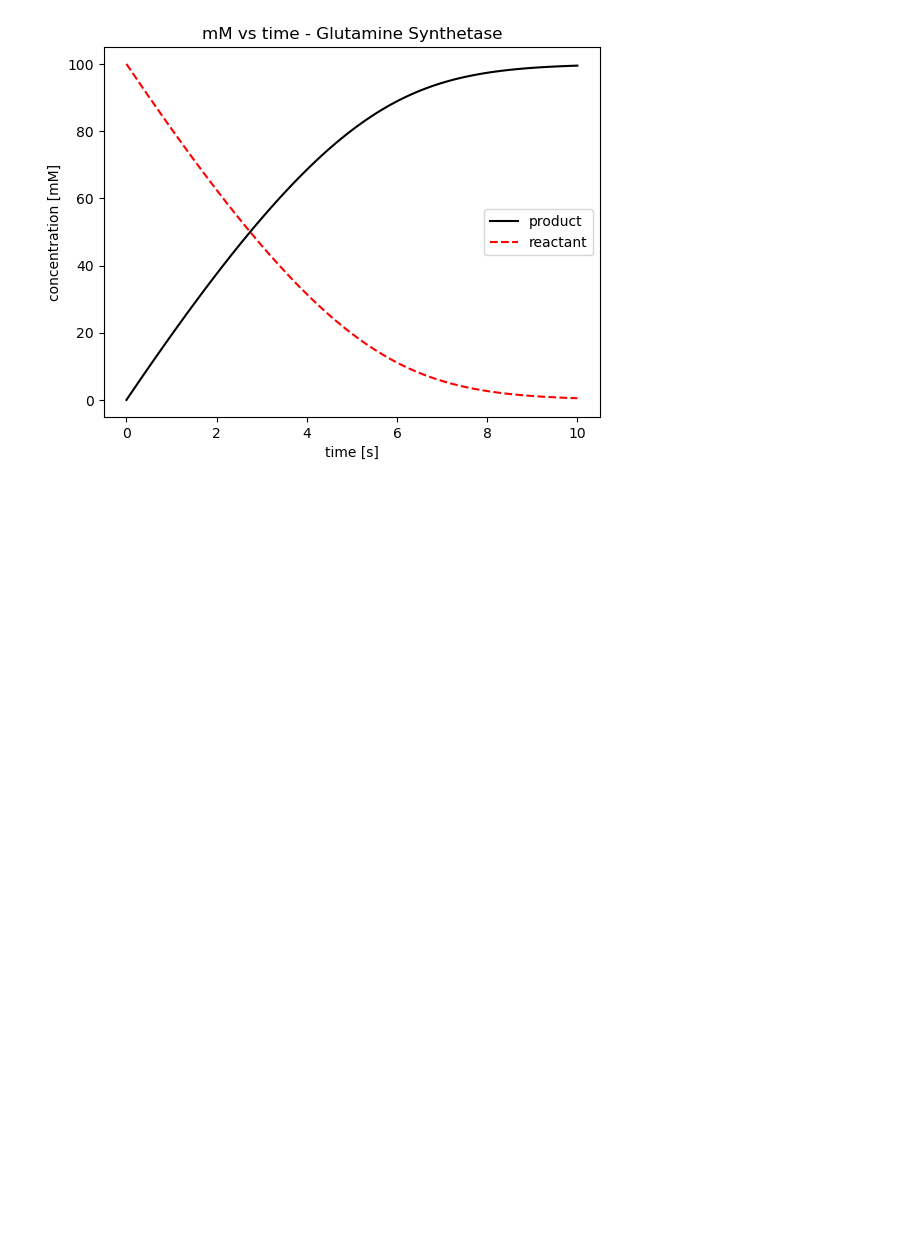
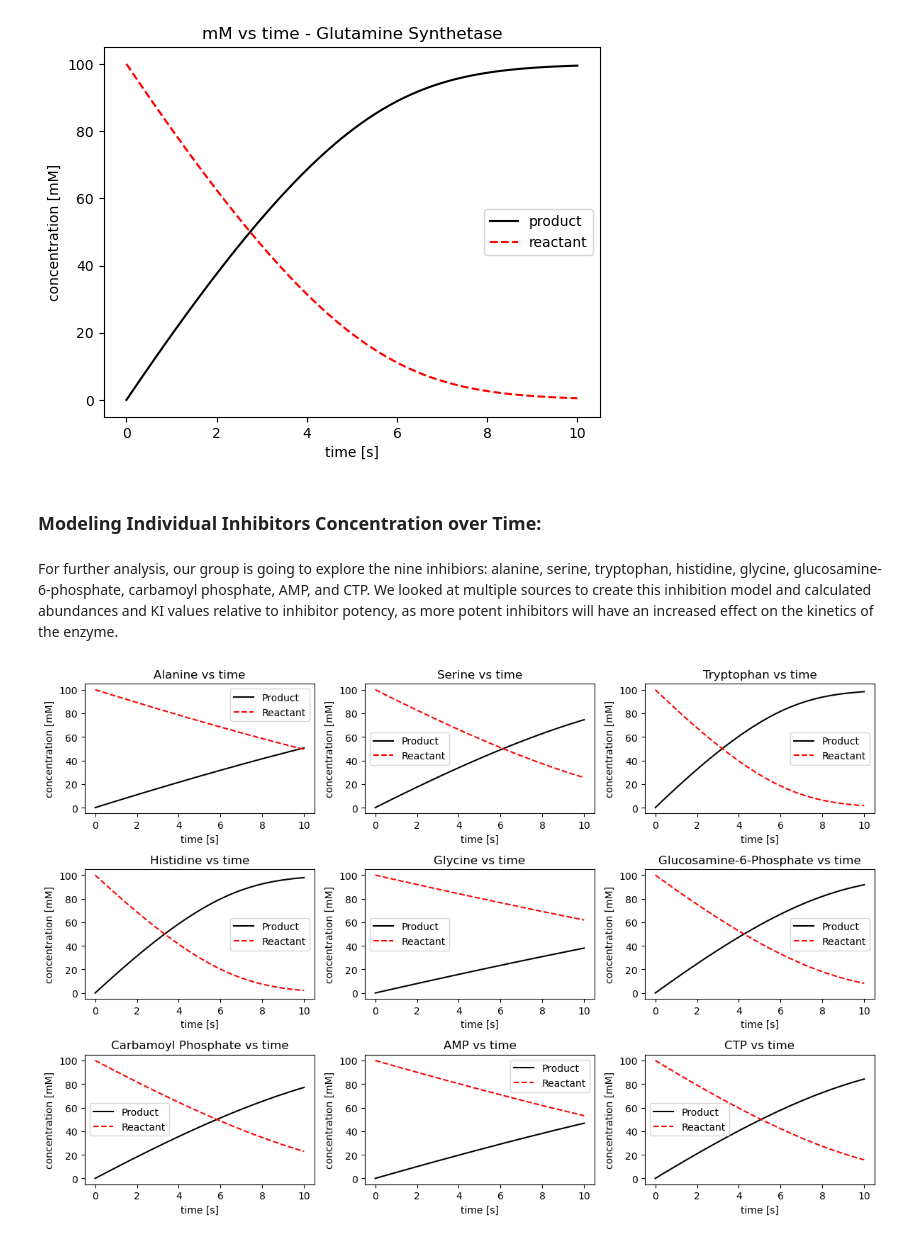
Before and after one commit to smyoung14/BME3990, a Jupyter notebook: FinalProject.ipynb, the cells around one changed output. Drawn from its saved outputs; the diff is of its cells as text; code cells hidden in the pictures; blank space fills up the shorter version.

```diff
--- a/FinalProject.ipynb
+++ b/FinalProject.ipynb
@@ -72,4 +77,8 @@ plt.title('mM vs time - Glutamine Synthetase')
 # %% [output]
 Text(0.5, 1.0, 'mM vs time - Glutamine Synthetase')
 [figure]
+# %% [markdown]
+### Modeling Individual Inhibitors Concentration over Time:
+# %% [markdown]
+For further analysis, our group is going to explore the nine inhibiors: alanine, serine, tryptophan, histidine, glycine, glucosamine-6-phosphate, carbamoyl phosphate, AMP, and CTP. We looked at multiple sources to create this inhibition model and calculated abundances and KI values relative to inhibitor potency, as more potent inhibitors will have an increased effect on the kinetics of the enzyme.
 # %%
@@ -77,3 +124,26 @@ Text(0.5, 1.0, 'mM vs time - Glutamine Synthetase')
 # %%
-#plot all inhibitors in a subplot
-[fig,axs] = plt.subplots(2,4,figsize=[12,8])
+#Plot all inhibitors in a subplot
+[fig,axs] = plt.subplots(3,3,figsize=[12,8])
+axs = axs.flatten()
+
+#Loop through each inhibitor and plot its concentration over time
+for i, (inhibitor, abundance) in enumerate(abundances.items()):
+    #Solve the ODE for the current inhibitor
+    ode_sol_inhibited = solve_ivp(
+        lambda t, y: MM_dynamics_with_inhibitors(t, y, K_cat, K_M, E_0, Ki_values, {inhibitor: abundance}),
+        tspan, y0, t_eval=t
+    )
+
+    #Plot the results and label lines
+    axs[i].plot(t, ode_sol_inhibited.y[0], 'k-', label='Product')
+    axs[i].plot(t, ode_sol_inhibited.y[1], 'r--', label='Reactant')
+    axs[i].set_xlabel('time [s]')
+    axs[i].set_ylabel('concentration [mM]')
+    axs[i].legend()
+    axs[i].set_title(inhibitor + ' vs time')
+
+# Adjust layout and display the plot
+plt.tight_layout()
+plt.show()
+# %% [output]
+[figure, added]
```
Also changed, not shown: parts of 23 cells of this notebook.
